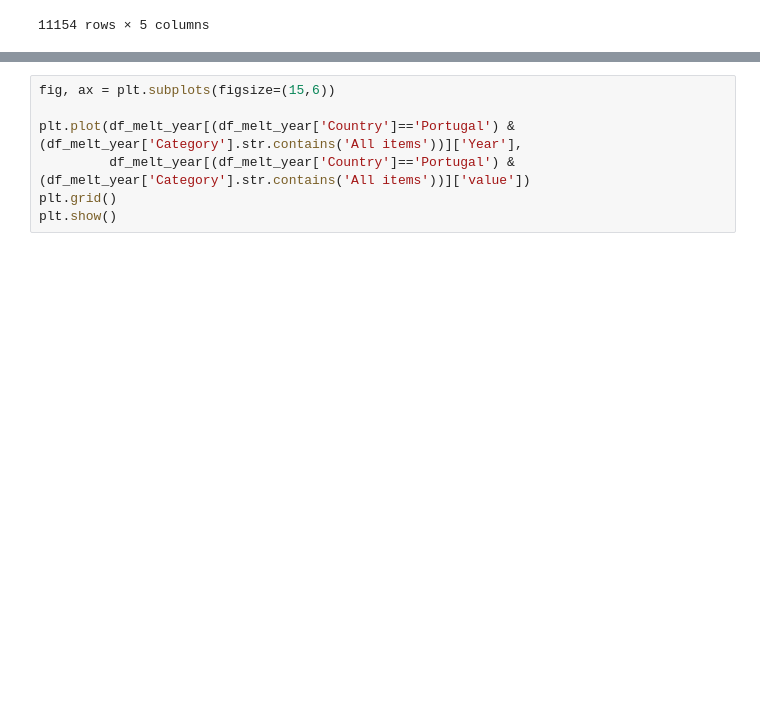
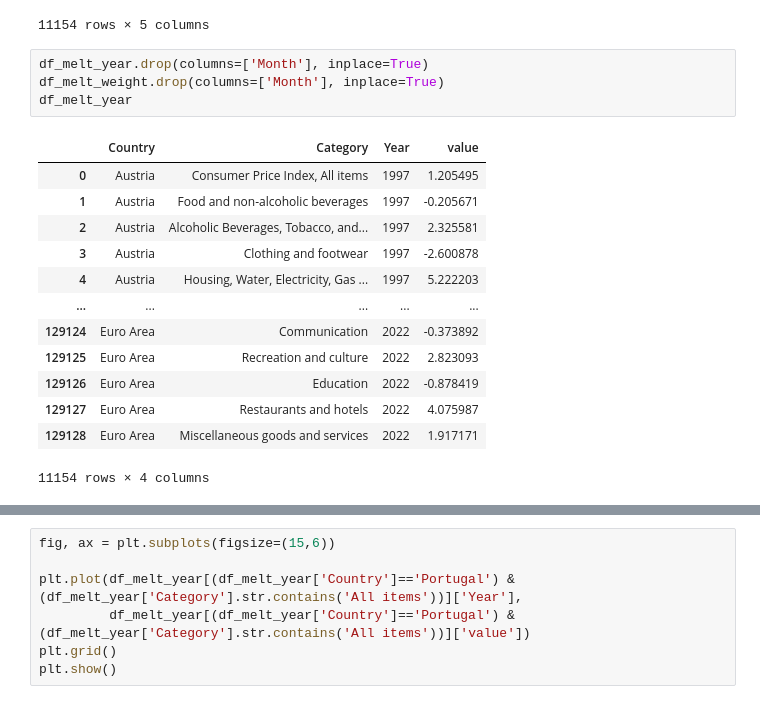
Before and after one commit to pccostapt/european-inflation, a Jupyter notebook: European_Inflation.ipynb, the cells around one changed output, grey strips where cells are left out. Drawn from its saved outputs; the diff is of its cells as text; blank space fills up the shorter version.

```diff
--- a/European_Inflation.ipynb
+++ b/European_Inflation.ipynb
@@ -136,4 +136,22 @@ df_melt_year
 | 129127 | Euro Area | Restaurants and hotels | 2022 | 4.075987 | 1 |
 | 129128 | Euro Area | Miscellaneous goods and services | 2022 | 1.917171 | 1 |
 11154 rows × 5 columns
+# %%
+df_melt_year.drop(columns=['Month'], inplace=True)
+df_melt_weight.drop(columns=['Month'], inplace=True)
+df_melt_year
+# %% [output]
+|  | Country | Category | Year | value |
+| 0 | Austria | Consumer Price Index, All items | 1997 | 1.205495 |
+| 1 | Austria | Food and non-alcoholic beverages | 1997 | -0.205671 |
+| 2 | Austria | Alcoholic Beverages, Tobacco, and... | 1997 | 2.325581 |
+| 3 | Austria | Clothing and footwear | 1997 | -2.600878 |
+| 4 | Austria | Housing, Water, Electricity, Gas ... | 1997 | 5.222203 |
+| ... | ... | ... | ... | ... |
+| 129124 | Euro Area | Communication | 2022 | -0.373892 |
+| 129125 | Euro Area | Recreation and culture | 2022 | 2.823093 |
+| 129126 | Euro Area | Education | 2022 | -0.878419 |
+| 129127 | Euro Area | Restaurants and hotels | 2022 | 4.075987 |
+| 129128 | Euro Area | Miscellaneous goods and services | 2022 | 1.917171 |
+11154 rows × 4 columns
 # %%
```
Also changed, not shown: parts of 12 cells of this notebook, 6 other files.
